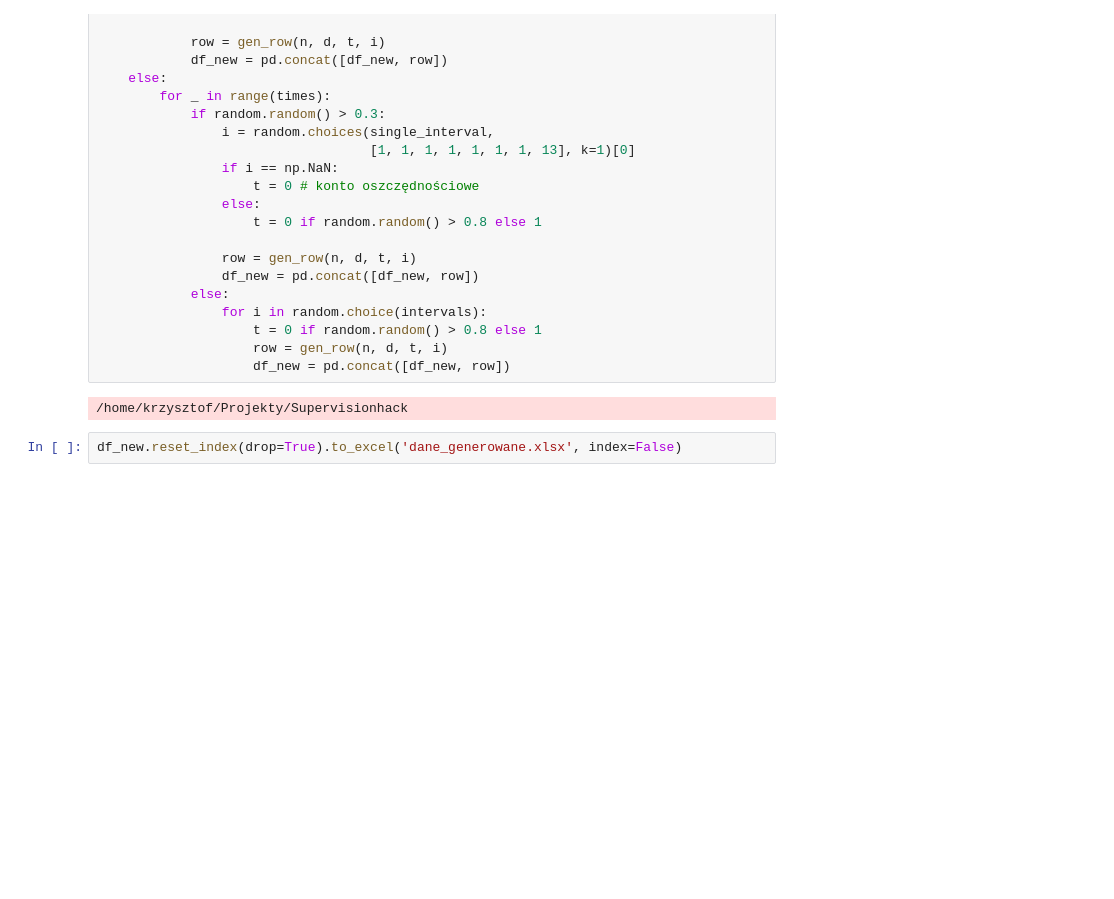
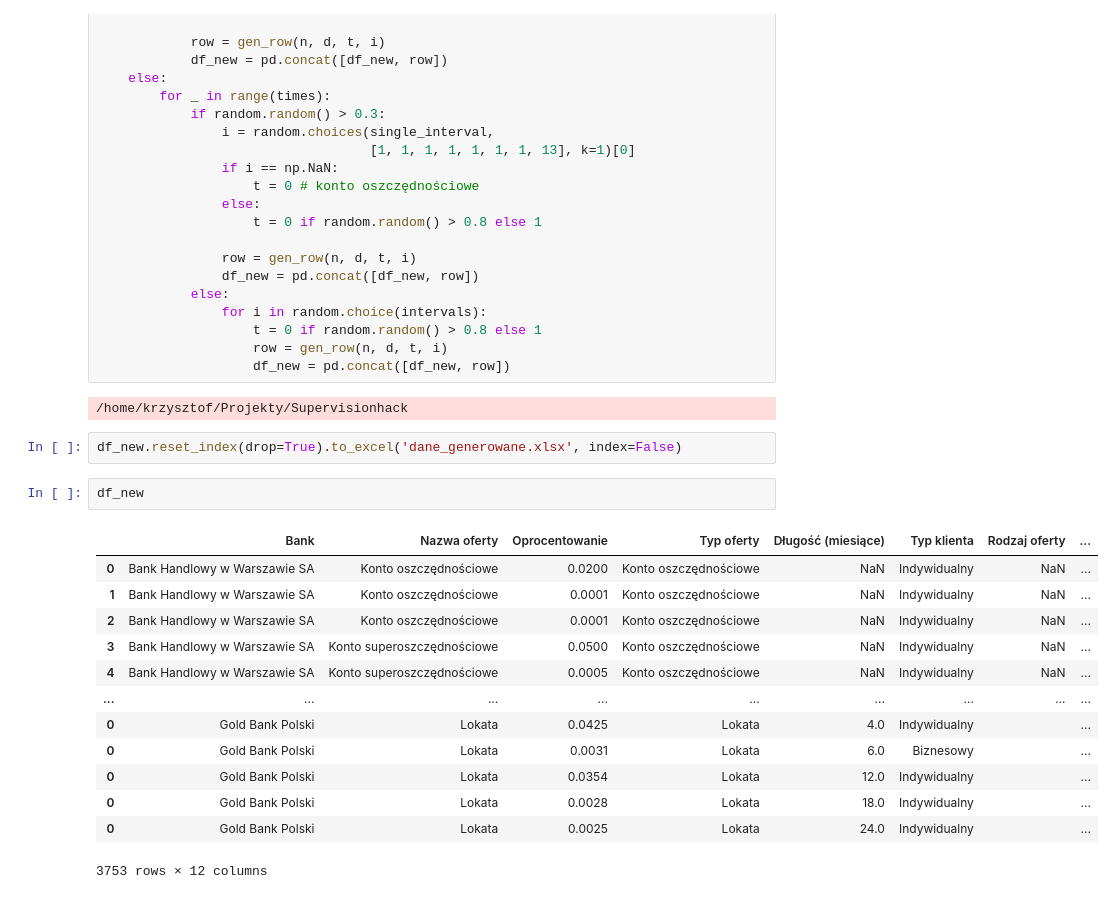
Before and after one commit to wodnickik/Supervisionhack3, a Jupyter notebook: files/generator.ipynb, the cells around one changed output. Drawn from its saved outputs; the diff is of its cells as text; blank space fills up the shorter version.

```diff
--- a/files/generator.ipynb
+++ b/files/generator.ipynb
@@ -127,3 +127,19 @@ for _ in range(1000):
 /home/krzysztof/Projekty/Supervisionhack
 # %%
 df_new.reset_index(drop=True).to_excel('dane_generowane.xlsx', index=False)
+# %%
+df_new
+# %% [output]
+|  | Bank | Nazwa oferty | Oprocentowanie | Typ oferty | Długość (miesiące) | Typ klienta | Rodzaj oferty | ... |
+| 0 | Bank Handlowy w Warszawie SA | Konto oszczędnościowe | 0.0200 | Konto oszczędnościowe | NaN | Indywidualny | NaN | ... |
+| 1 | Bank Handlowy w Warszawie SA | Konto oszczędnościowe | 0.0001 | Konto oszczędnościowe | NaN | Indywidualny | NaN | ... |
+| 2 | Bank Handlowy w Warszawie SA | Konto oszczędnościowe | 0.0001 | Konto oszczędnościowe | NaN | Indywidualny | NaN | ... |
+| 3 | Bank Handlowy w Warszawie SA | Konto superoszczędnościowe | 0.0500 | Konto oszczędnościowe | NaN | Indywidualny | NaN | ... |
+| 4 | Bank Handlowy w Warszawie SA | Konto superoszczędnościowe | 0.0005 | Konto oszczędnościowe | NaN | Indywidualny | NaN | ... |
+| ... | ... | ... | ... | ... | ... | ... | ... | ... |
+| 0 | Gold Bank Polski | Lokata | 0.0425 | Lokata | 4.0 | Indywidualny |  | ... |
+| 0 | Gold Bank Polski | Lokata | 0.0031 | Lokata | 6.0 | Biznesowy |  | ... |
+| 0 | Gold Bank Polski | Lokata | 0.0354 | Lokata | 12.0 | Indywidualny |  | ... |
+| 0 | Gold Bank Polski | Lokata | 0.0028 | Lokata | 18.0 | Indywidualny |  | ... |
+| 0 | Gold Bank Polski | Lokata | 0.0025 | Lokata | 24.0 | Indywidualny |  | ... |
+3753 rows × 12 columns
```
Also changed, not shown: 2 other files.
